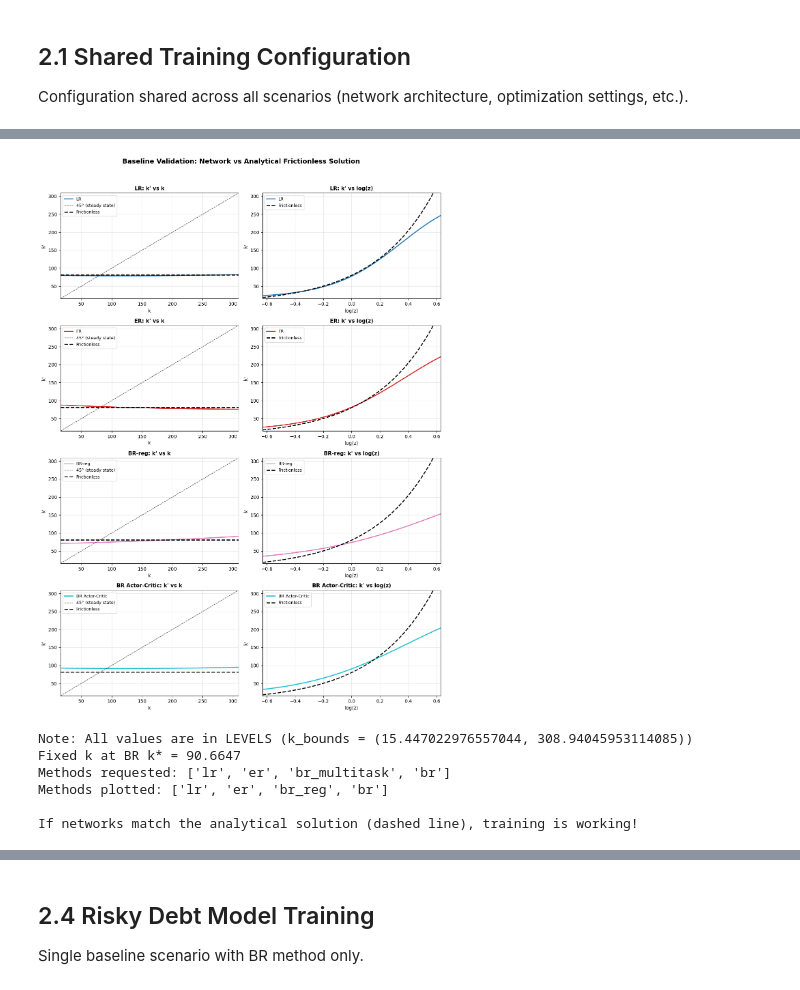
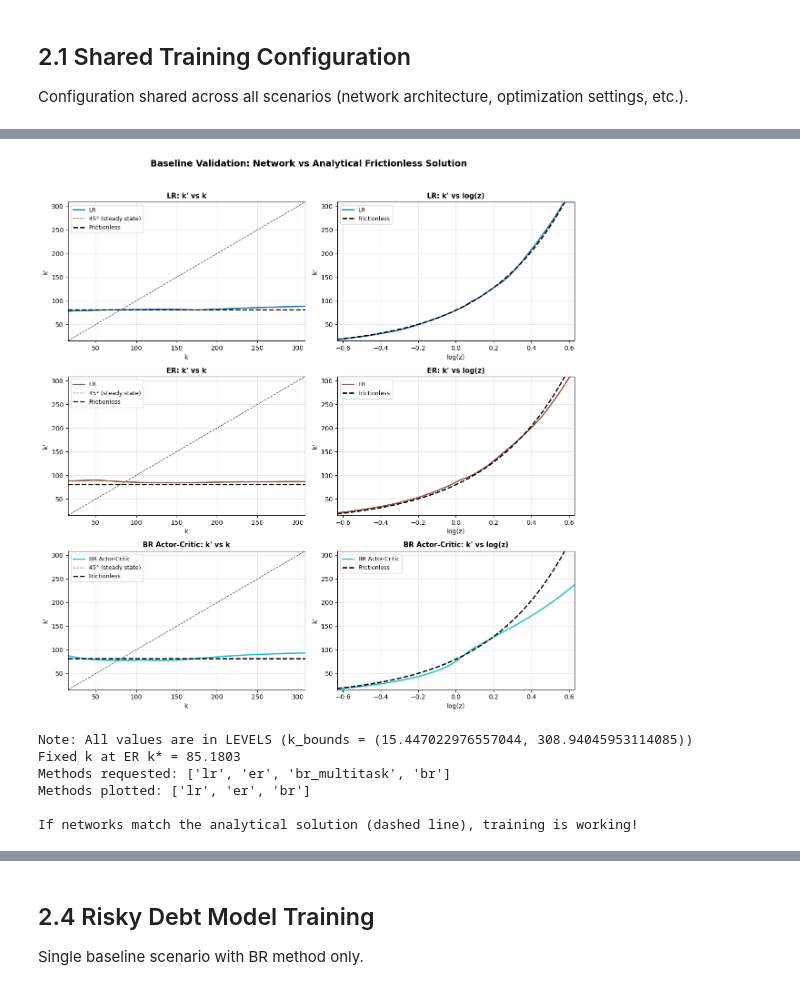
Before and after one commit to zhaoxuanwang/deep-learning-corp-finance, a Jupyter notebook: report/01_part1_training.ipynb, the cells around one changed output, grey strips where cells are left out. Cells and saved outputs as stored; diff of their text form; code cells hidden in the pictures.

```diff
--- a/report/01_part1_training.ipynb
+++ b/report/01_part1_training.ipynb
@@ -120,7 +121,7 @@ Results directory: ../results/run-20260216-003405
 # - ER/BR use flattened transitions, so T mainly affects data diversity
 
 # === SELECT PROFILE ===
-TRAINING_PROFILE = "FAST_DEBUG"  # Options: "FAST_DEBUG", "BALANCED", "PRODUCTION"
+TRAINING_PROFILE = "BALANCED"  # Options: "FAST_DEBUG", "BALANCED", "PRODUCTION"
 
 if TRAINING_PROFILE == "FAST_DEBUG":
     # Fast debugging with reasonable horizon (avoid short-horizon bias)
@@ -751,32 +751,33 @@ Training baseline/br_multitask...
 # %%
 # =============================================================================
 # 2.2.6 Quick Baseline Validation (Compare to Analytical Solution)
 # =============================================================================
 
 from src.utils.plotting import plot_baseline_policy_validation
 
 fig, baseline_meta = plot_baseline_policy_validation(
     results_baseline=results_baseline,
     baseline_params=baseline_params,
     shock_params=shock_params,
     k_bounds=k_bounds,
+    ref_method='er',
     logz_bounds=logz_bounds,
     methods=['lr', 'er', 'br_multitask', 'br'],
     ncols=2,
     save_path=os.path.join(FIGURES_DIR, 'baseline_validation.png'),
 )
 plt.show()
 
 print(f"\nNote: All values are in LEVELS (k_bounds = {k_bounds})")
 print(f"Fixed k at {baseline_meta['ref_method'].upper()} k* = {baseline_meta['k_star']:.4f}")
 print(f"Methods requested: {baseline_meta['methods_requested']}")
 print(f"Methods plotted: {baseline_meta['methods_plotted']}")
 print("\nIf networks match the analytical solution (dashed line), training is working!")
 # %% [output]
-[figure, old version]
+[figure, new version]
 Note: All values are in LEVELS (k_bounds = (15.447022976557044, 308.94045953114085))
-Fixed k at BR k* = 90.6647
+Fixed k at ER k* = 85.1803
 Methods requested: ['lr', 'er', 'br_multitask', 'br']
-Methods plotted: ['lr', 'er', 'br_reg', 'br']
+Methods plotted: ['lr', 'er', 'br']
 
 If networks match the analytical solution (dashed line), training is working!
```
Also changed, not shown: parts of 20 cells of this notebook, 52 other files.
